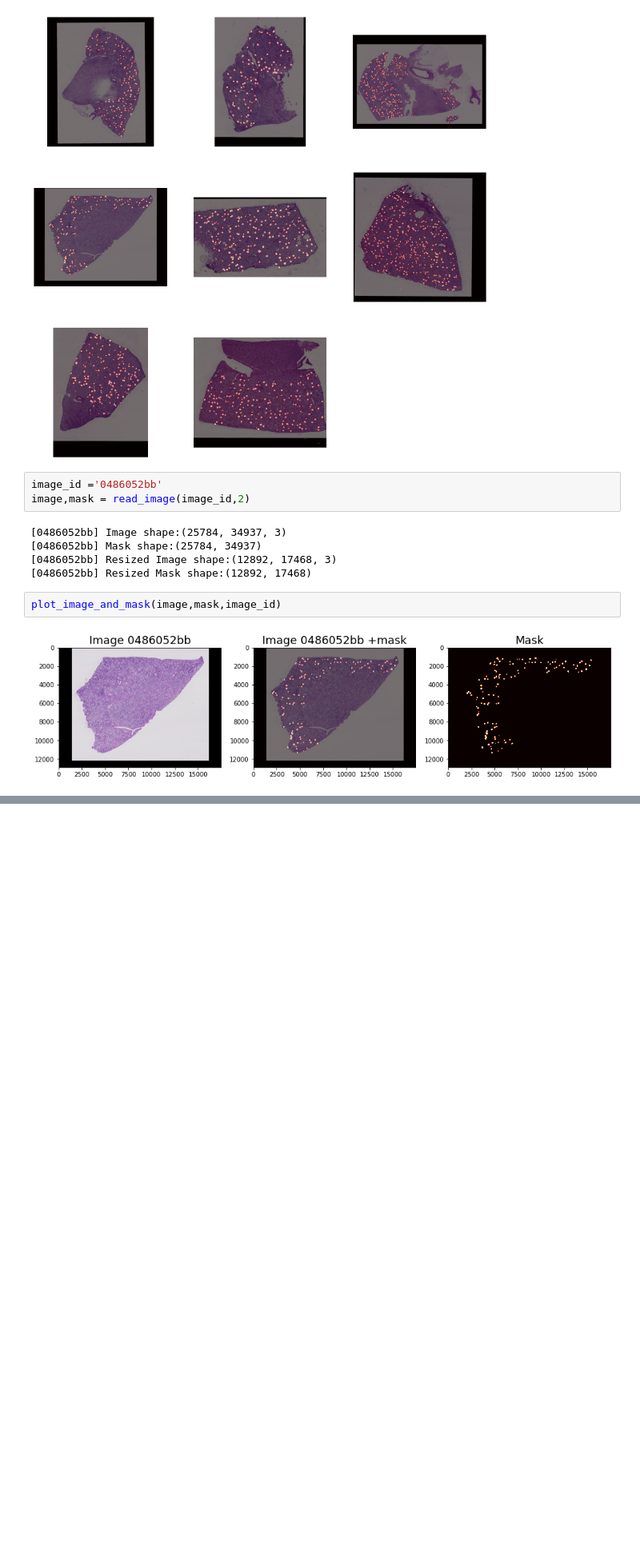
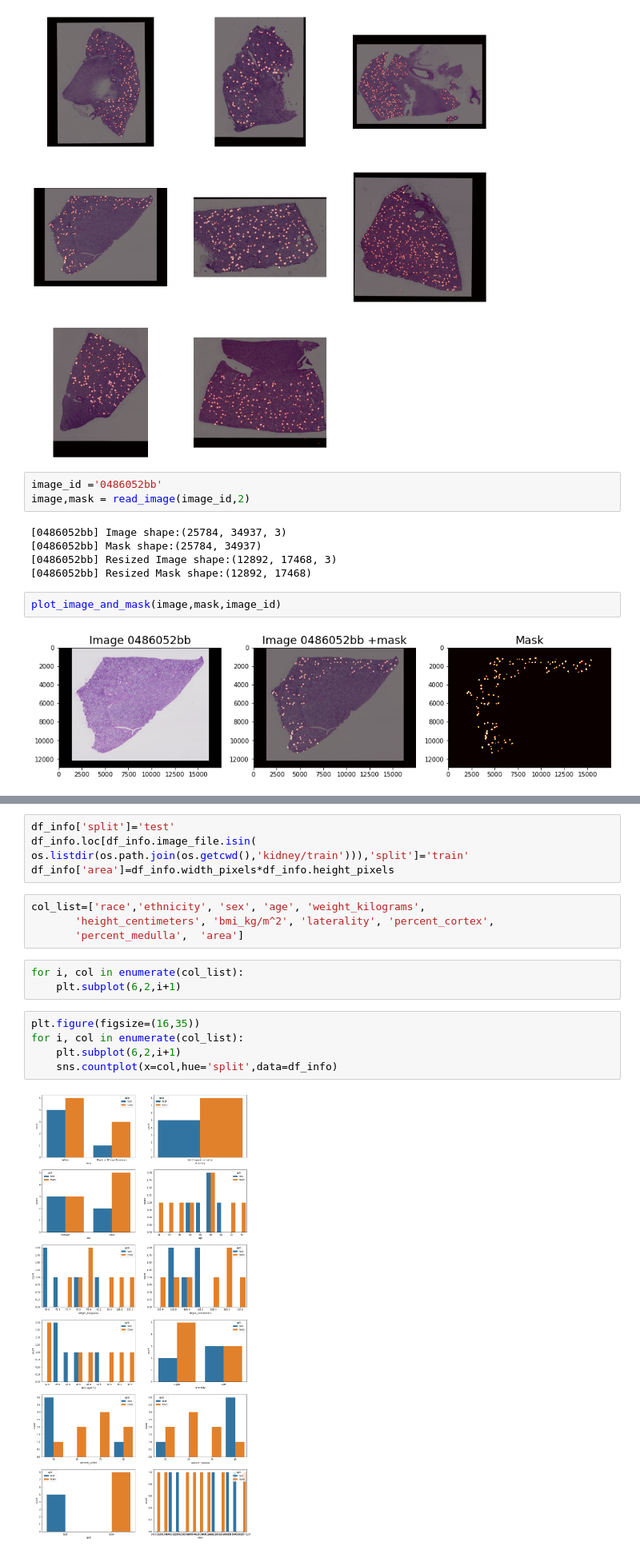
Before and after one commit to Teake1404/Shuqing-Ke-s-Python-Code-Projects, a Jupyter notebook: kidney.ipynb, the cells around one changed output, grey strips where cells are left out. Shown at 80% size. Saved outputs shown, nothing was run; the diff lists cells and outputs as text; blank space fills up the shorter version.

Commit message:
added graphs

```diff
--- a/kidney.ipynb
+++ b/kidney.ipynb
@@ -176,0 +183,19 @@ plot_image_and_mask(image,mask,image_id)
+# %%
+df_info['split']='test'
+df_info.loc[df_info.image_file.isin(
+os.listdir(os.path.join(os.getcwd(),'kidney/train'))),'split']='train'
+df_info['area']=df_info.width_pixels*df_info.height_pixels
+# %%
+col_list=['race','ethnicity', 'sex', 'age', 'weight_kilograms',
+       'height_centimeters', 'bmi_kg/m^2', 'laterality', 'percent_cortex',
+       'percent_medulla',  'area']
+# %%
+for i, col in enumerate(col_list):
+    plt.subplot(6,2,i+1)
+# %%
+plt.figure(figsize=(16,35))
+for i, col in enumerate(col_list):
+    plt.subplot(6,2,i+1)
+    sns.countplot(x=col,hue='split',data=df_info)
+# %% [output]
+[figure, added]
```
Also changed, not shown: parts of 3 cells of this notebook.
